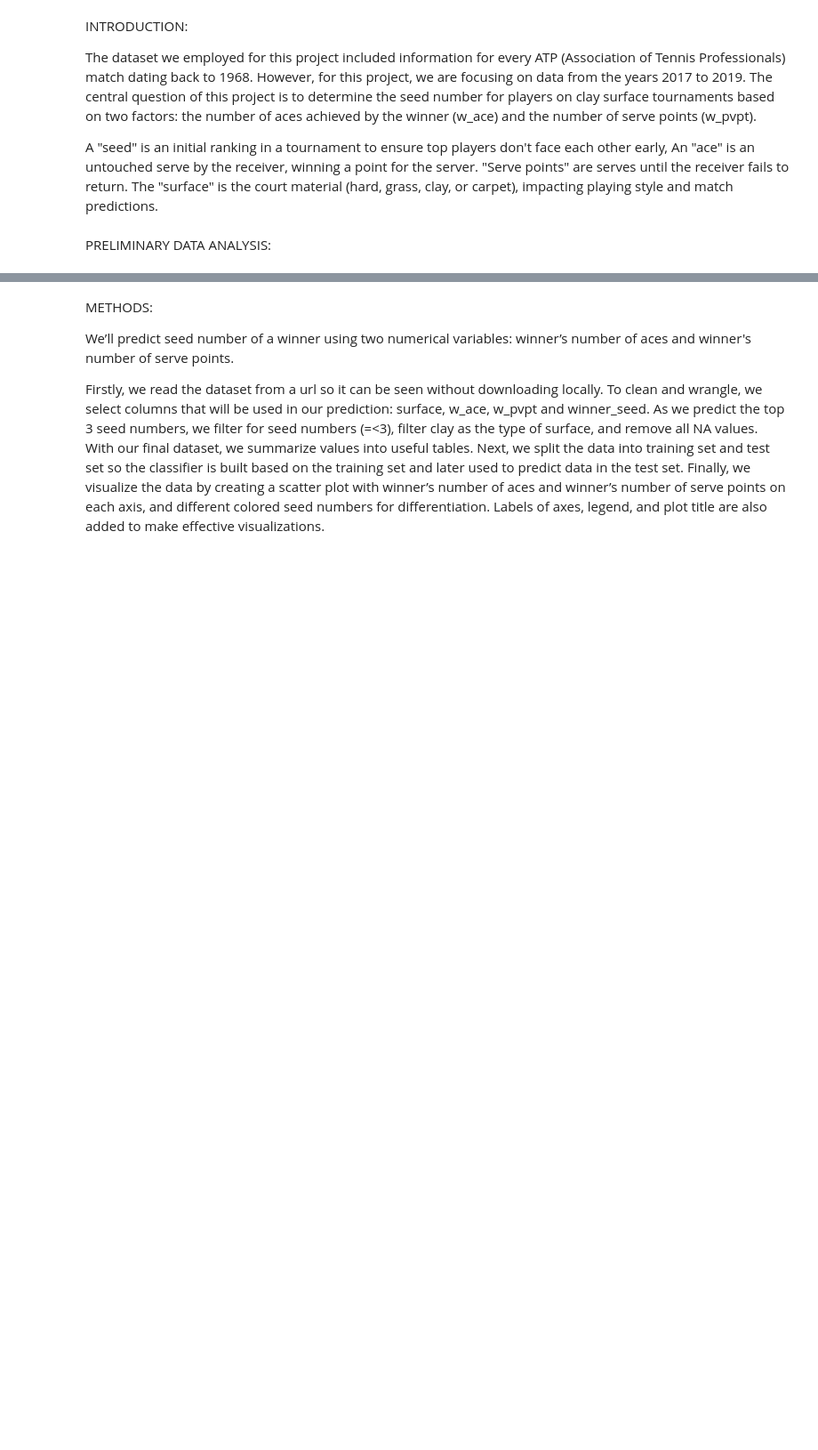
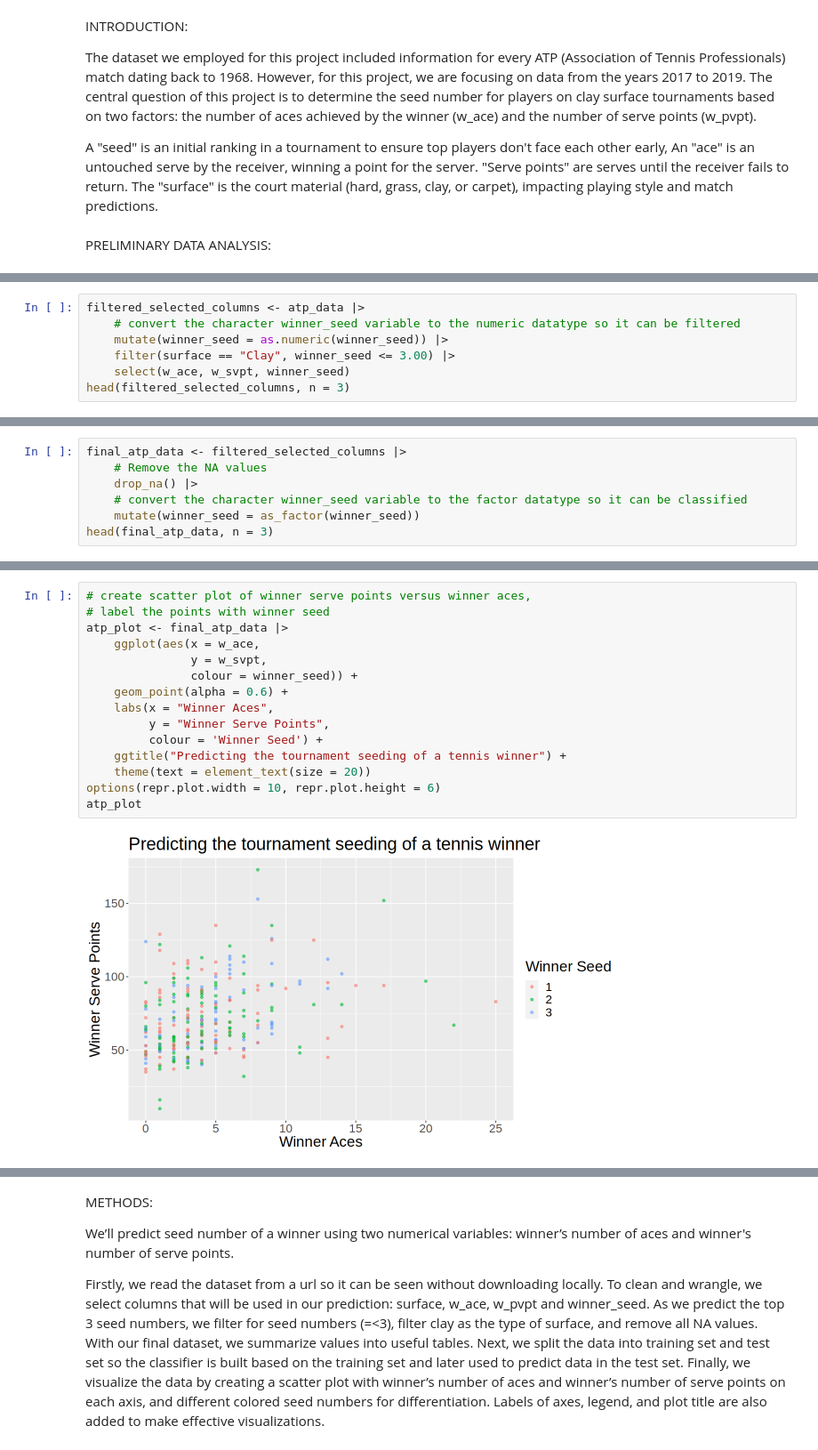
Before and after one commit to Caseyxyq/Dsci100_group44, a Jupyter notebook: group proposal-2.ipynb, the cells around one changed output, grey strips where cells are left out. Shown: that part at 89% size. Cells and saved outputs as stored; diff of their text form; blank space fills up the shorter version.

```diff
--- a/group proposal-2.ipynb
+++ b/group proposal-2.ipynb
@@ -156,0 +50,7 @@ A tibble: 1 × 2
+# %%
+filtered_selected_columns <- atp_data |>
+    # convert the character winner_seed variable to the numeric datatype so it can be filtered
+    mutate(winner_seed = as.numeric(winner_seed)) |>
+    filter(surface == "Clay", winner_seed <= 3.00) |>
+    select(w_ace, w_svpt, winner_seed)
+head(filtered_selected_columns, n = 3)
@@ -156,0 +69,7 @@ A tibble: 1 × 2
+# %%
+final_atp_data <- filtered_selected_columns |>
+    # Remove the NA values
+    drop_na() |>
+    # convert the character winner_seed variable to the factor datatype so it can be classified
+    mutate(winner_seed = as_factor(winner_seed))
+head(final_atp_data, n = 3)
@@ -156,0 +83,17 @@ A tibble: 1 × 2
+# %%
+# create scatter plot of winner serve points versus winner aces,
+# label the points with winner seed
+atp_plot <- final_atp_data |>
+    ggplot(aes(x = w_ace,
+               y = w_svpt,
+               colour = winner_seed)) +
+    geom_point(alpha = 0.6) +
+    labs(x = "Winner Aces",
+         y = "Winner Serve Points",
+         colour = 'Winner Seed') +
+    ggtitle("Predicting the tournament seeding of a tennis winner") +
+    theme(text = element_text(size = 20))
+options(repr.plot.width = 10, repr.plot.height = 6)
+atp_plot
+# %% [output]
+[figure, added]
```
Also changed, not shown: parts of 18 cells of this notebook.
